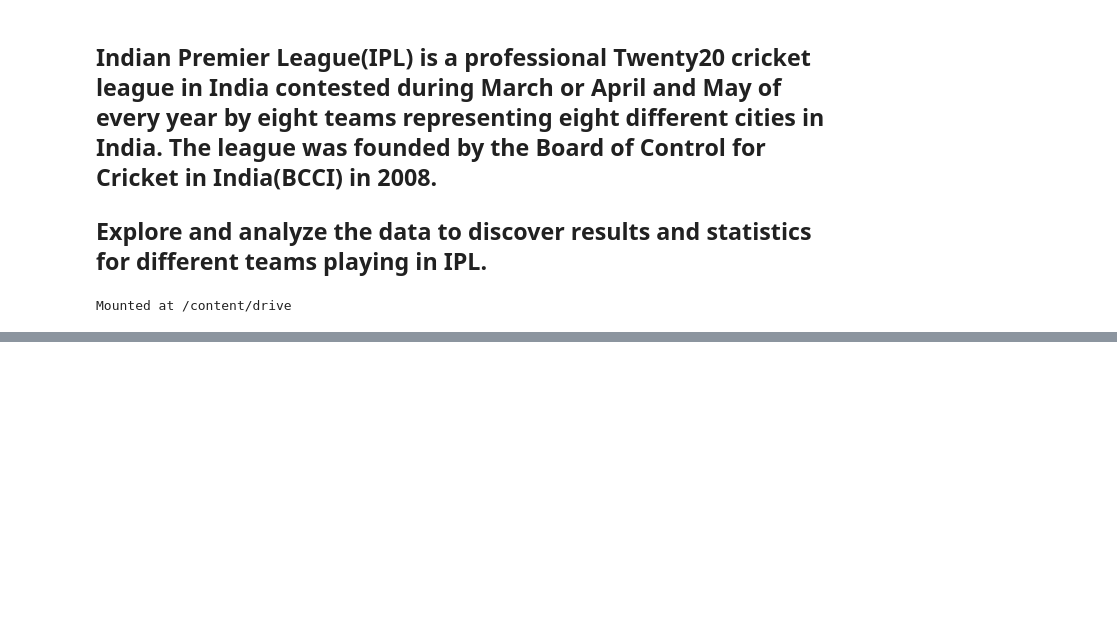
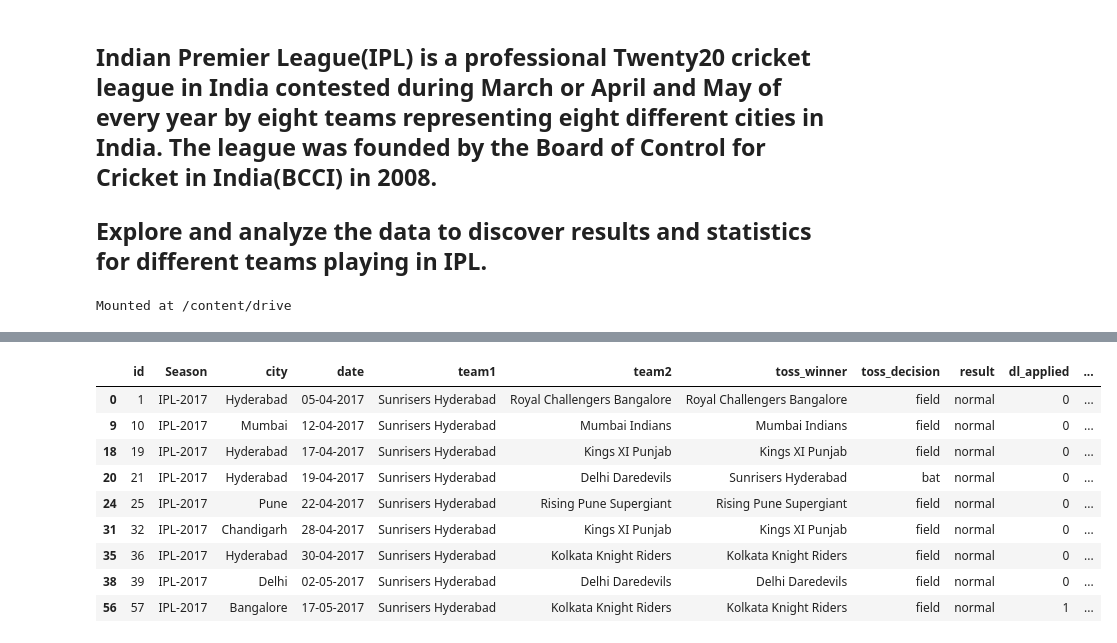
Before and after one commit to akhileshchoudhary1994/IPL-T-20-Cricket-analysis, a Jupyter notebook: Copy_of_IPL_T20_Cricket_Analysis_Capstone_Project.ipynb, the cells around one changed output, grey strips where cells are left out. Cells and saved outputs as stored; diff of their text form; code cells hidden in the pictures; blank space fills up the shorter version.

```diff
--- a/Copy_of_IPL_T20_Cricket_Analysis_Capstone_Project.ipynb
+++ b/Copy_of_IPL_T20_Cricket_Analysis_Capstone_Project.ipynb
@@ -20,0 +96,14 @@ team_csv = pd.read_csv(working_directory + 'teams.csv')
+# %%
+l=matches_csv[matches_csv["Season"]=="IPL-2017"]
+l[l["team1"]=="Sunrisers Hyderabad"]
+# %% [output]
+|  | id | Season | city | date | team1 | team2 | toss_winner | toss_decision | result | dl_applied | ... |
+| 0 | 1 | IPL-2017 | Hyderabad | 05-04-2017 | Sunrisers Hyderabad | Royal Challengers Bangalore | Royal Challengers Bangalore | field | normal | 0 | ... |
+| 9 | 10 | IPL-2017 | Mumbai | 12-04-2017 | Sunrisers Hyderabad | Mumbai Indians | Mumbai Indians | field | normal | 0 | ... |
+| 18 | 19 | IPL-2017 | Hyderabad | 17-04-2017 | Sunrisers Hyderabad | Kings XI Punjab | Kings XI Punjab | field | normal | 0 | ... |
+| 20 | 21 | IPL-2017 | Hyderabad | 19-04-2017 | Sunrisers Hyderabad | Delhi Daredevils | Sunrisers Hyderabad | bat | normal | 0 | ... |
+| 24 | 25 | IPL-2017 | Pune | 22-04-2017 | Sunrisers Hyderabad | Rising Pune Supergiant | Rising Pune Supergiant | field | normal | 0 | ... |
+| 31 | 32 | IPL-2017 | Chandigarh | 28-04-2017 | Sunrisers Hyderabad | Kings XI Punjab | Kings XI Punjab | field | normal | 0 | ... |
+| 35 | 36 | IPL-2017 | Hyderabad | 30-04-2017 | Sunrisers Hyderabad | Kolkata Knight Riders | Kolkata Knight Riders | field | normal | 0 | ... |
+| 38 | 39 | IPL-2017 | Delhi | 02-05-2017 | Sunrisers Hyderabad | Delhi Daredevils | Delhi Daredevils | field | normal | 0 | ... |
+| 56 | 57 | IPL-2017 | Bangalore | 17-05-2017 | Sunrisers Hyderabad | Kolkata Knight Riders | Kolkata Knight Riders | field | normal | 1 | ... |
```
Also changed, not shown: parts of 26 cells of this notebook.
